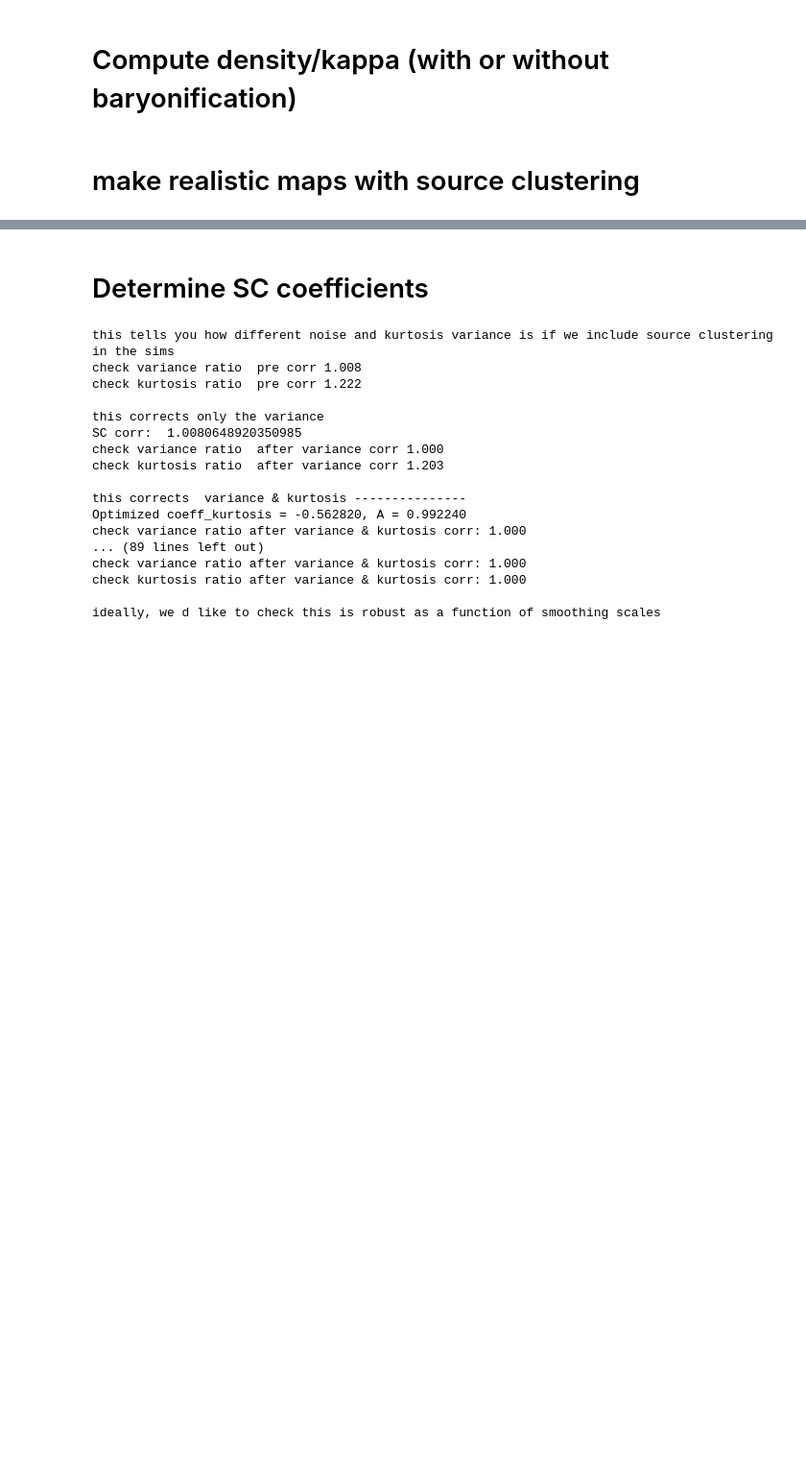
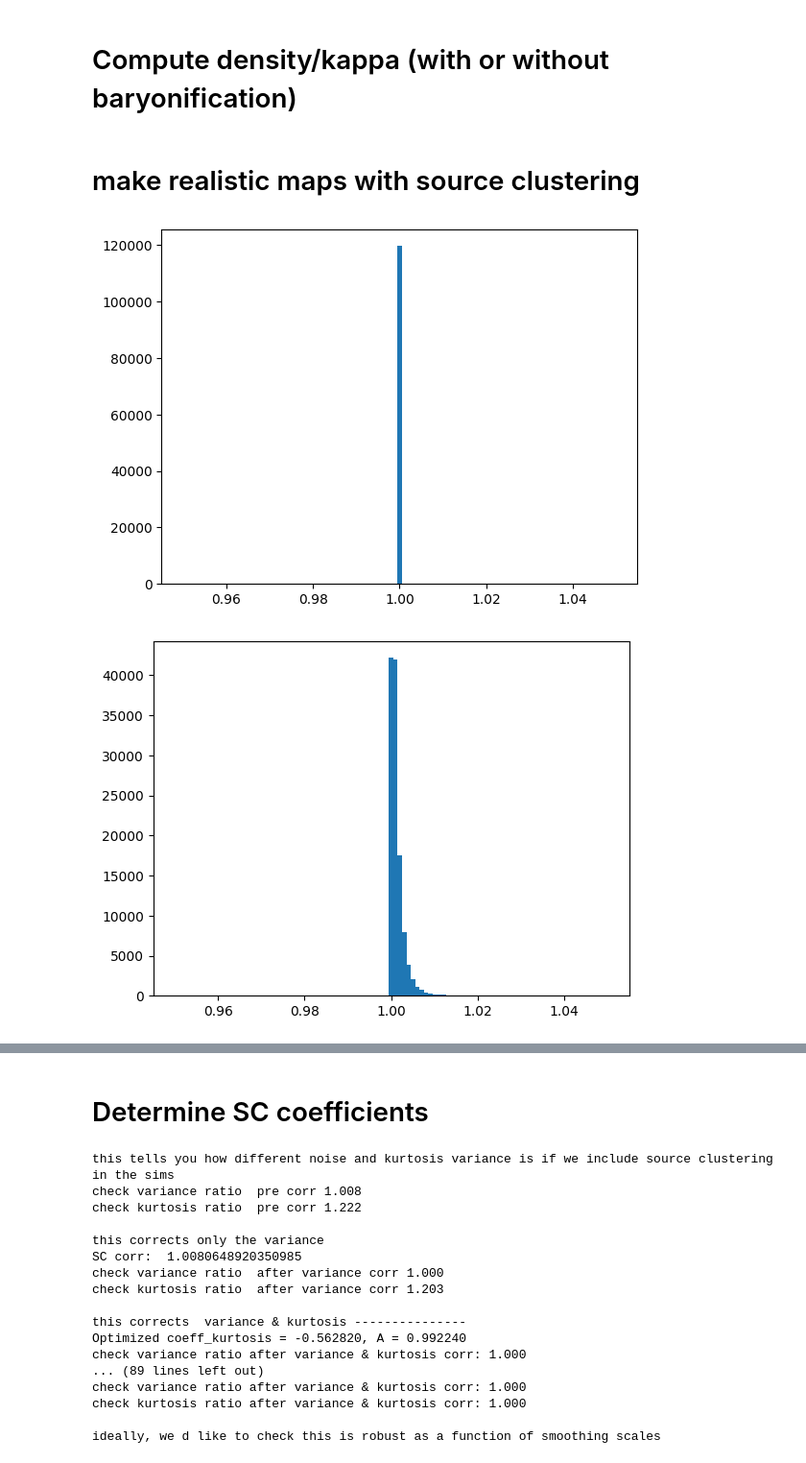
Before and after one commit to mgatti29/LSS_forward_model, a Jupyter notebook: Examples/Forward_model_Euclid.ipynb, the cells around one changed output, grey strips where cells are left out. Shown at 96% size. Cells and saved outputs as stored; diff of their text form; code cells hidden in the pictures; blank space fills up the shorter version.

Commit message:
Added ability to make catalogs

```diff
--- a/Examples/Forward_model_Euclid.ipynb
+++ b/Examples/Forward_model_Euclid.ipynb
@@ -333,6 +328,12 @@ else:
 # %% [markdown]
 # make realistic maps with source clustering
 # %%
+'''
+corr_variance_array = np.ones(6+1)
+coeff_kurtosis_array = np.zeros(6+1)
+A_corr_array  = np.ones(6+1)
+bias_sc = np.zeros(6+1)
+'''
 
 kappa_tot  = np.zeros((nz.shape[0],12*nside_maps**2))
 g1_tot  = np.zeros((nz.shape[0],12*nside_maps**2))
@@ -351,7 +352,7 @@ for tomo in range(nz.shape[0]):
 
 
 
-
+cats_Gower = dict()
 maps_Gower = dict()
 for tomo in range(nz.shape[0]):
     maps_Gower[tomo] = dict()
@@ -382,7 +383,7 @@ for tomo in range(nz.shape[0]):
     es1a,es2a = apply_random_rotation(cats_Euclid[tomo]['e1']/f, cats_Euclid[tomo]['e2']/f)
 
 
-    x1_sc,x2_sc = addSourceEllipticity({'shear1':g1_,'shear2':g2_},{'e1':es1,'e2':es2},es_colnames=("e1","e2"))
+    #x1_sc,x2_sc = addSourceEllipticity({'shear1':g1_,'shear2':g2_},{'e1':es1,'e2':es2},es_colnames=("e1","e2"))
 
 
     e1r_map = np.zeros(hp.nside2npix (nside_maps))
@@ -419,30 +420,66 @@ for tomo in range(nz.shape[0]):
 
     var_ =  e1r_map0_ref**2+e2r_map0_ref**2
 
 
     #'''
     e1r_map   *= 1/(np.sqrt(A_corr_array[tomo]*corr_variance_array[tomo])) * np.sqrt((1+coeff_kurtosis_array[tomo]*var_))
     e2r_map   *= 1/(np.sqrt(A_corr_array[tomo]*corr_variance_array[tomo])) * np.sqrt((1+coeff_kurtosis_array[tomo]*var_))
     e1r_map0  *= 1/(np.sqrt(A_corr_array[tomo]*corr_variance_array[tomo])) * np.sqrt((1+coeff_kurtosis_array[tomo]*var_))
     e2r_map0  *= 1/(np.sqrt(A_corr_array[tomo]*corr_variance_array[tomo])) * np.sqrt((1+coeff_kurtosis_array[tomo]*var_))
 
 
+
+
+
     #'''
     g1_map[unique_pix] += np.bincount(idx_rep, weights= g1_*cats_Euclid[tomo]['w'])
     g2_map[unique_pix] += np.bincount(idx_rep, weights= g2_*cats_Euclid[tomo]['w'])
 
 
 
     g1_map[mask_sims]  = g1_map[mask_sims]/(n_map_sc[mask_sims])
     g2_map[mask_sims] =  g2_map[mask_sims]/(n_map_sc[mask_sims])
 
     e1_ = ((g1_map+e1r_map0))#[mask_sims]
     e2_ = ((g2_map+e2r_map0))#[mask_sims]
     e1n_ = ( e1r_map)#[mask_sims]
     e2n_ = ( e2r_map)#[mask_sims]
    # idx_ = np.arange(len(mask_sims))[mask_sims]
 
     maps_Gower[tomo] =     {'g1_map':g1_map,'g2_map':g2_map,'e1':e1_,'e2':e2_,'e1n':e1n_,'e2n':e2n_,
                             'e1r_map0_ref':e1r_map0_ref,
                             'e2r_map0_ref':e2r_map0_ref,
                             'var_':var_}
+
+    # make a catalog ---------------------------------------------------------------------------------------------------------------------------------
+    SC_per_pixel_correction_noise  = f**2/((np.sqrt(A_corr_array[tomo]*corr_variance_array[tomo])) * np.sqrt((1+coeff_kurtosis_array[tomo]*var_)))[pix]
+
+    # the f**2 applied to g1,g2 is the normalisation missing in the g1_tot,g2_tot ---------------------------------------------------
+    e1_SC = g1_*f**2+es1a*SC_per_pixel_correction_noise
+    e2_SC = g2_*f**2+es2a*SC_per_pixel_correction_noise
+    #e1_SC,e2_SC = addSourceEllipticity({'shear1':g1_,'shear2':g2_},{'e1':es1a*SC_per_pixel_correction_noise,'e2':es2a*SC_per_pixel_correction_noise},es_colnames=("e1","e2"))
+    cats_Gower[tomo] =  {'ra':cats_Euclid[tomo]['ra'],'dec':cats_Euclid[tomo]['dec'],'e1':e1_SC,'e2':e2_SC,'w':cats_Euclid[tomo]['w']}
+
+    # *****************************************************************************************************************************************************
+    n_map_sc = np.zeros(hp.nside2npix(nside_maps))
+    unique_pix, idx, idx_rep = np.unique(pix, return_index=True, return_inverse=True)
+    n_map_sc[unique_pix] += np.bincount(idx_rep, weights=cats_Gower[tomo]['w'])
+    e1_map = np.zeros(hp.nside2npix (nside_maps))
+    e2_map = np.zeros(hp.nside2npix (nside_maps))
+
+    e1_map[unique_pix] += np.bincount(idx_rep, weights=cats_Gower[tomo]['w']*cats_Gower[tomo]['e1'])
+    e2_map[unique_pix] += np.bincount(idx_rep, weights=cats_Gower[tomo]['w']*cats_Gower[tomo]['e2'])
+
+    mask_sims = n_map_sc != 0.
+    e1_map[mask_sims]  = e1_map[mask_sims]/(n_map_sc[mask_sims])
+    e2_map[mask_sims] =  e2_map[mask_sims]/(n_map_sc[mask_sims])
+
+    #e1_map[mask_sims] += g1_map[mask_sims]
+    #e2_map[mask_sims] += g2_map[mask_sims]
+    _ = plt.hist((e1_map[mask_sims]**2+e2_map[mask_sims]**2)/(maps_Gower[tomo]['e1'][mask_sims]**2+maps_Gower[tomo]['e2'][mask_sims]**2),bins = np.linspace(0.95,1.05,100))
+    plt.show()
+
+    np.save(path_simulation+'cats_Gower.npy',cats_Gower)
+# %% [output]
+[figure, added]
+[figure, added]
```
Also changed, not shown: parts of 14 cells of this notebook.
